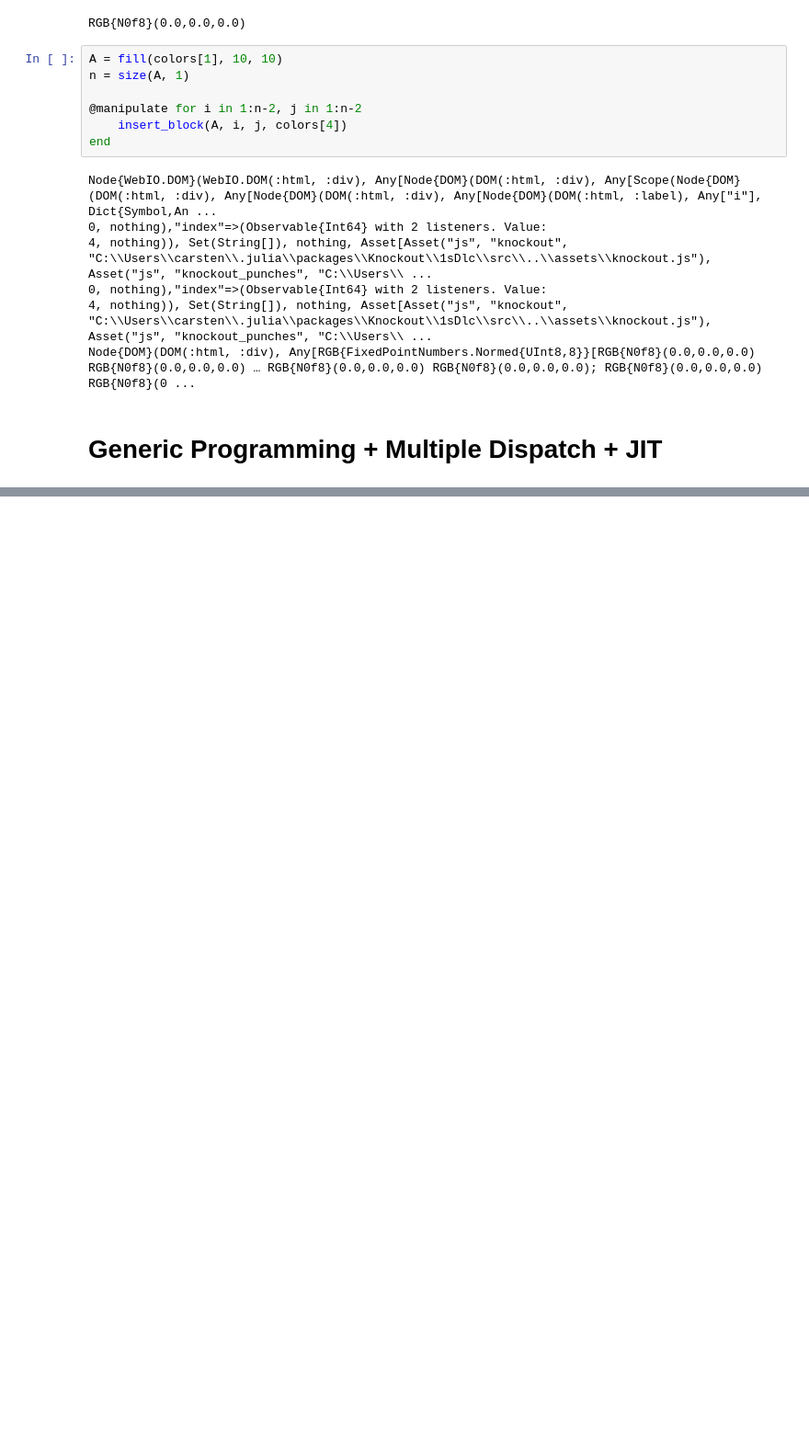
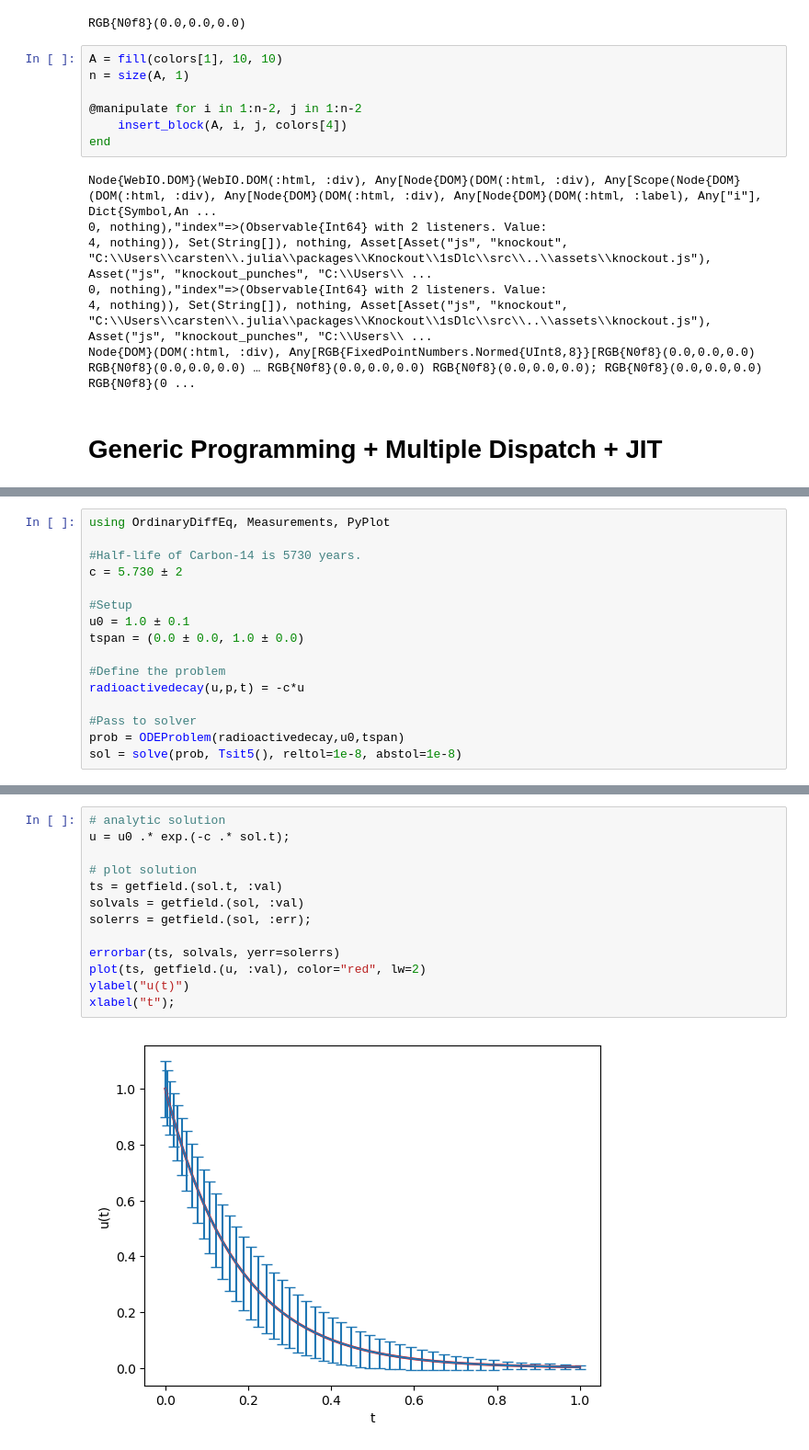
Before and after one commit to carstenbauer/JuliaWorkshop19, a Jupyter notebook: 1_One/5_generic_programming.ipynb, the cells around one changed output, grey strips where cells are left out. Shown at 92% size. Drawn from its saved outputs; the diff is of its cells as text; blank space fills up the shorter version.

```diff
--- a/1_One/5_generic_programming.ipynb
+++ b/1_One/5_generic_programming.ipynb
@@ -370,0 +385,16 @@ TODO:
+# %%
+using OrdinaryDiffEq, Measurements, PyPlot
+
+#Half-life of Carbon-14 is 5730 years.
+c = 5.730 ± 2
+
+#Setup
+u0 = 1.0 ± 0.1
+tspan = (0.0 ± 0.0, 1.0 ± 0.0)
+
+#Define the problem
+radioactivedecay(u,p,t) = -c*u
+
+#Pass to solver
+prob = ODEProblem(radioactivedecay,u0,tspan)
+sol = solve(prob, Tsit5(), reltol=1e-8, abstol=1e-8)
@@ -370,0 +419,15 @@ TODO:
+# %%
+# analytic solution
+u = u0 .* exp.(-c .* sol.t);
+
+# plot solution
+ts = getfield.(sol.t, :val)
+solvals = getfield.(sol, :val)
+solerrs = getfield.(sol, :err);
+
+errorbar(ts, solvals, yerr=solerrs)
+plot(ts, getfield.(u, :val), color="red", lw=2)
+ylabel("u(t)")
+xlabel("t");
+# %% [output]
+[figure, added]
```
Also changed, not shown: parts of 20 cells of this notebook, 6 other files.
